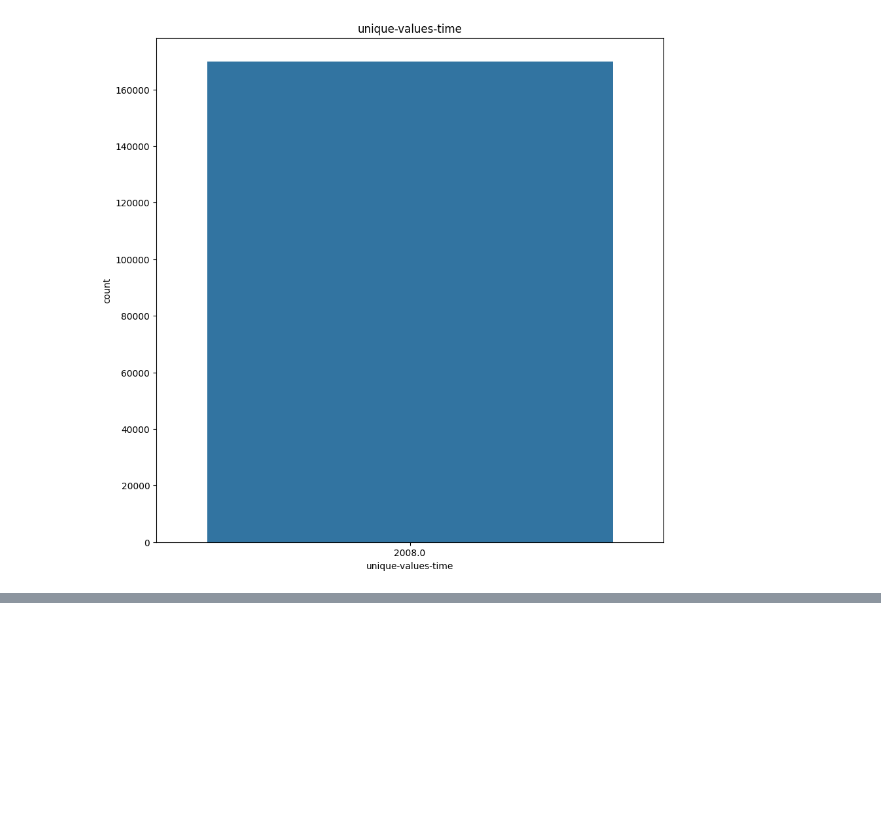
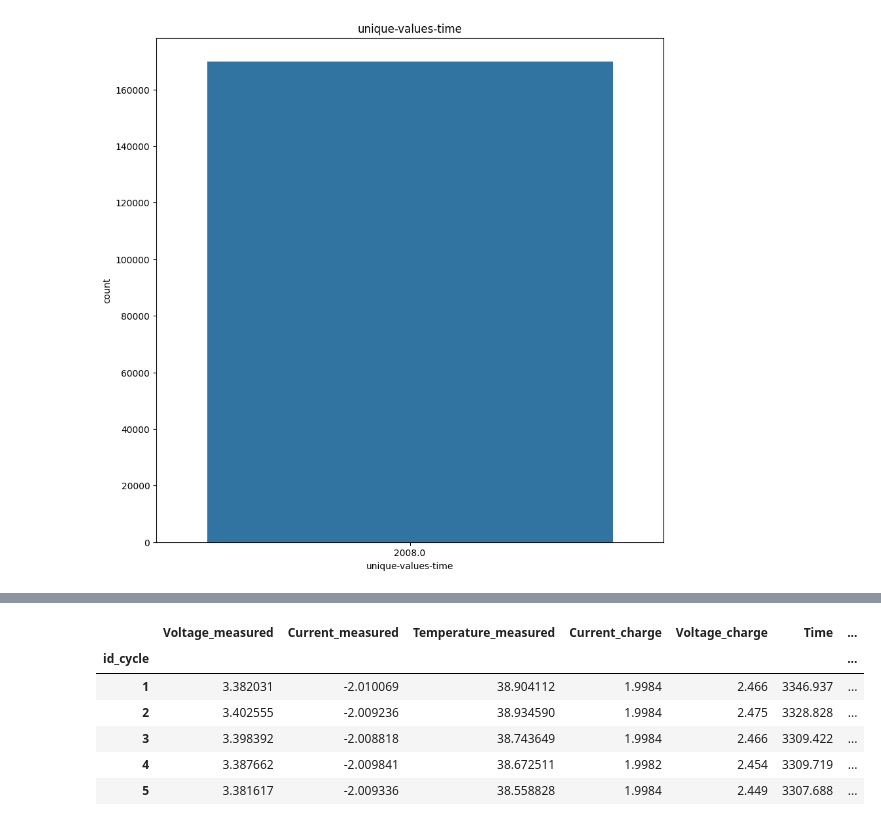
Before and after one commit to addy4/battery-performance-simulation, a Jupyter notebook: perfomance_simulator.ipynb, the cells around one changed output, grey strips where cells are left out. Drawn from its saved outputs; the diff is of its cells as text; code cells hidden in the pictures; blank space fills up the shorter version.

```diff
--- a/perfomance_simulator.ipynb
+++ b/perfomance_simulator.ipynb
@@ -103,0 +150,10 @@ plt.show()
+# %%
+dfb.head()
+# %% [output]
+|  | Voltage_measured | Current_measured | Temperature_measured | Current_charge | Voltage_charge | Time | ... |
+| id_cycle |  |  |  |  |  |  | ... |
+| 1 | 3.382031 | -2.010069 | 38.904112 | 1.9984 | 2.466 | 3346.937 | ... |
+| 2 | 3.402555 | -2.009236 | 38.934590 | 1.9984 | 2.475 | 3328.828 | ... |
+| 3 | 3.398392 | -2.008818 | 38.743649 | 1.9984 | 2.466 | 3309.422 | ... |
+| 4 | 3.387662 | -2.009841 | 38.672511 | 1.9982 | 2.454 | 3309.719 | ... |
+| 5 | 3.381617 | -2.009336 | 38.558828 | 1.9984 | 2.449 | 3307.688 | ... |
```
Also changed, not shown: parts of 33 cells of this notebook.
